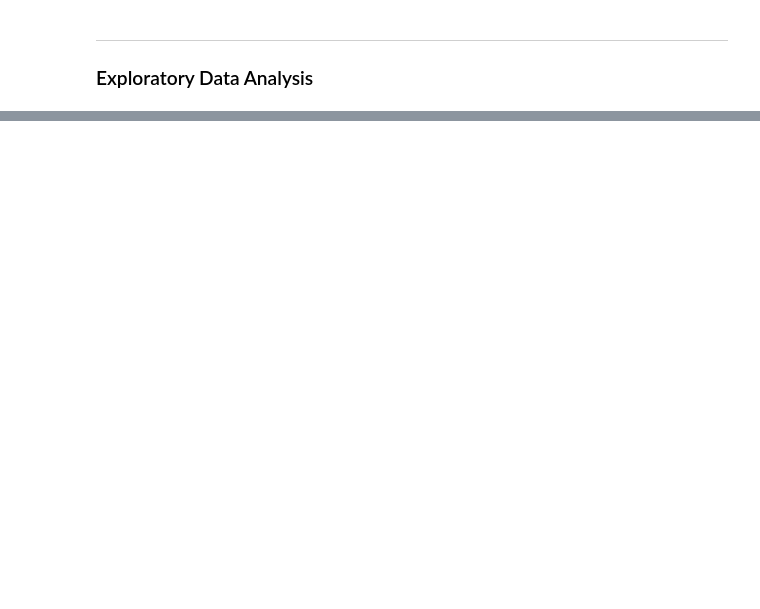
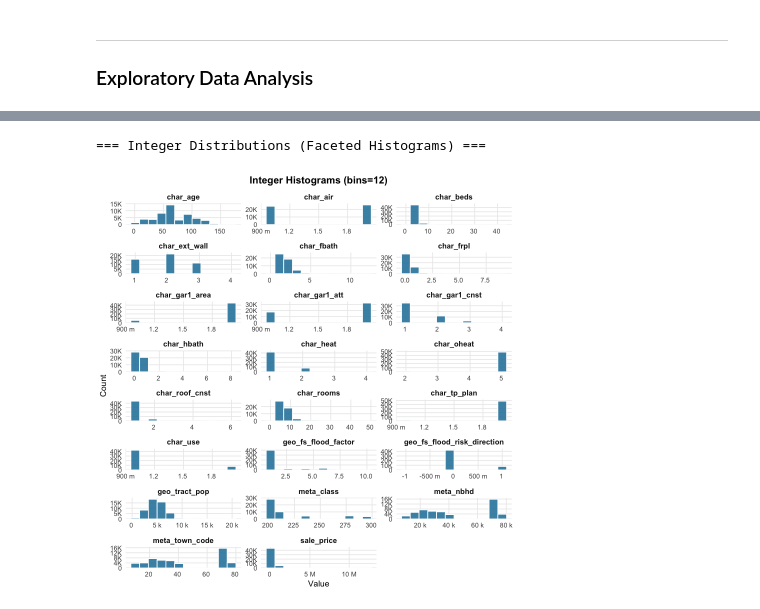
Before and after one commit to shlinkLFO/FIN550_Final, a Jupyter notebook: FIN550_Final.ipynb, the cells around one changed output, grey strips where cells are left out. Drawn from its saved outputs; the diff is of its cells as text; code cells hidden in the pictures; blank space fills up the shorter version.

Commit message:
DataType Handling

```diff
--- a/FIN550_Final.ipynb
+++ b/FIN550_Final.ipynb
@@ -361,6 +492,10 @@ Character columns and their percent missing (historic_data):
 
 - Drop any column with >50% missing values from both datasets
 # %%
+# Compute percent missing per column for both datasets
+missing_historic_pct <- colMeans(is.na(historic_data)) * 100
+missing_predict_pct <- colMeans(is.na(predict_set)) * 100
+
 # Identify columns with >50% missing in historic data
 high_missing_historic <- names(missing_historic_pct[missing_historic_pct > 50])
 cat("\nColumns with >50% missing in historic data:", length(high_missing_historic), "\n")
@@ -447,7 +580,7 @@ Predict Set (post-drop):
 
 - Analyze missing data patterns to decide on imputation strategy
 # %%
-# Function to analyze missing values by detailed codebook type (updated to match get_codebook_types output: "Numeric", "Nominal", "Ordinal", "Character", "Boolean", "Unknown")
+# Function to analyze missing values by detailed codebook type (updated to match get_codebook_types output: "Integer", "Continuous", "Nominal", "Ordinal", "Character", "Boolean", "Unknown")
 analyze_missing_by_codebook_type_detailed <- function(data, dataset_name, cb_types) {
   cat("Analysis for", dataset_name, "\n")
 
@@ -462,11 +595,11 @@ analyze_missing_by_codebook_type_detailed <- function(data, dataset_name, cb_typ
   # Assign codebook-based type to each column with missing values
   cb_types_col <- sapply(
     cols_with_missing,
-    function(var) codebook_col_type(var, cb_types),
+    function(var) codebook_col_type(var, cb_types, data),
     USE.NAMES = FALSE
   )
 
-  type_levels <- c("Numeric", "Nominal", "Ordinal", "Character", "Boolean", "Unknown")
+  type_levels <- c("Integer", "Continuous", "Nominal", "Ordinal", "Character", "Boolean", "Unknown")
 
   # Create detailed analysis dataframe
   missing_analysis <- data.frame(
@@ -1867,40 +1727,40 @@ ERROR: Error in Summary.factor(structure(c(1L, 1L, 1L, 1L, 1L, 1L, 1L, 1L, 1L, :
 # %%
 # =====================================================
-# INTEGER VARIABLES: HISTOGRAMS
+# NUMERIC VARIABLES: HISTOGRAMS
 # =====================================================
 
-cat("\n=== Integer Variable Distributions (Histograms) ===\n")
+cat("
+=== Integer Distributions (Faceted Histograms) ===
+")
 
 if(length(integer_vars) > 0) {
+  bins_to_use <- max(9, min(12, ceiling(sqrt(nrow(historic_data)))))
+  int_long <- historic_data %>%
+    select(all_of(integer_vars)) %>%
+    pivot_longer(everything(), names_to = "Variable", values_to = "Value") %>%
+    filter(!is.na(Value))
 
-  for(var in integer_vars[1:min(8, length(integer_vars))]) {
+  p_int <- ggplot(int_long, aes(x = Value)) +
+    geom_histogram(bins = bins_to_use, fill = "#2E86AB", color = "white", alpha = 0.9) +
+    facet_wrap(~Variable, scales = "free", ncol = 3) +
+    scale_x_continuous(labels = scales::label_number(scale_cut = scales::cut_si(""))) +
+    scale_y_continuous(labels = scales::label_number(scale_cut = scales::cut_short_scale()), expand = expansion(mult = c(0, 0.08))) +
+    theme_minimal(base_size = 10) +
+    theme(
+      plot.title = element_text(face = "bold", size = 12, hjust = 0.5),
+      strip.text = element_text(face = "bold", size = 9),
+      panel.grid.minor = element_blank()
+    ) +
+    labs(
+      title = sprintf("Integer Histograms (bins=%d)", bins_to_use),
+      x = "Value",
+      y = "Count"
+    )
 
-    p <- ggplot(historic_data, aes(x = .data[[var]])) +
-      geom_histogram(bins = 10, fill = "#2E86AB", color = "#023E73", alpha = 0.85) +
-      geom_vline(aes(xintercept = mean(.data[[var]], na.rm = TRUE)),
-                 color = "#E63946", linetype = "dashed", size = 1.2) +
-      geom_vline(aes(xintercept = median(.data[[var]], na.rm = TRUE)),
-                 color = "#06FFA5", linetype = "dashed", size = 1.2) +
-      theme_minimal() +
-      theme(
-        plot.title = element_text(size = 13, face = "bold", hjust = 0.5),
-        plot.subtitle = element_text(size = 9, hjust = 0.5, color = "gray30"),
-        axis.title = element_text(size = 10, face = "bold"),
-        axis.text.x = element_text(size = 9),
-        panel.grid.minor = element_blank()
-      ) +
-      labs(
-        title = paste("Distribution:", var),
-        subtitle = sprintf("Mean=%.1f | Median=%.1f | SD=%.1f (Integer)",
-                          mean(historic_data[[var]], na.rm = TRUE),
-                          median(historic_data[[var]], na.rm = TRUE),
-                          sd(historic_data[[var]], na.rm = TRUE)),
-        x = var,
-        y = "Frequency"
-      )
-
-    print(p)
-  }
+  print(p_int)
 }
+# %% [output]
+=== Integer Distributions (Faceted Histograms) ===
+[figure, added]
 # %%
 # =====================================================
```
Also changed, not shown: parts of 26 cells of this notebook.
